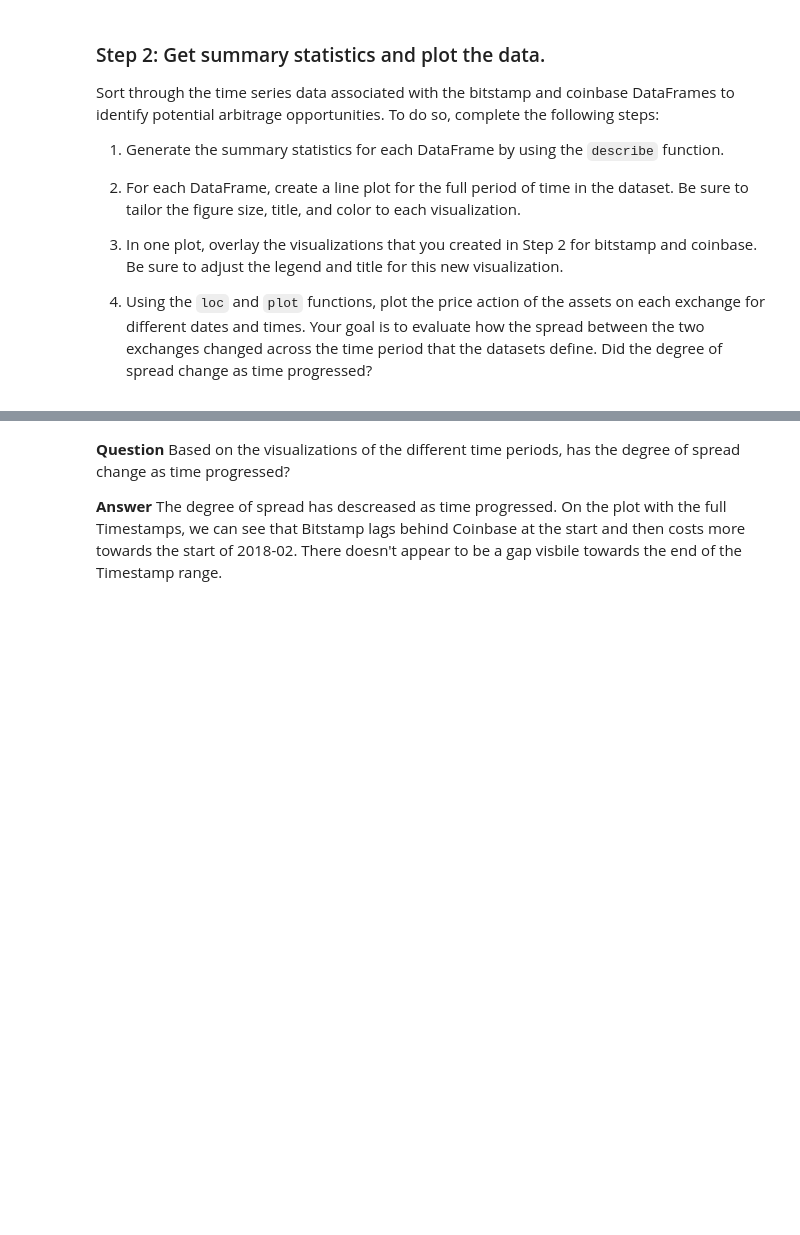
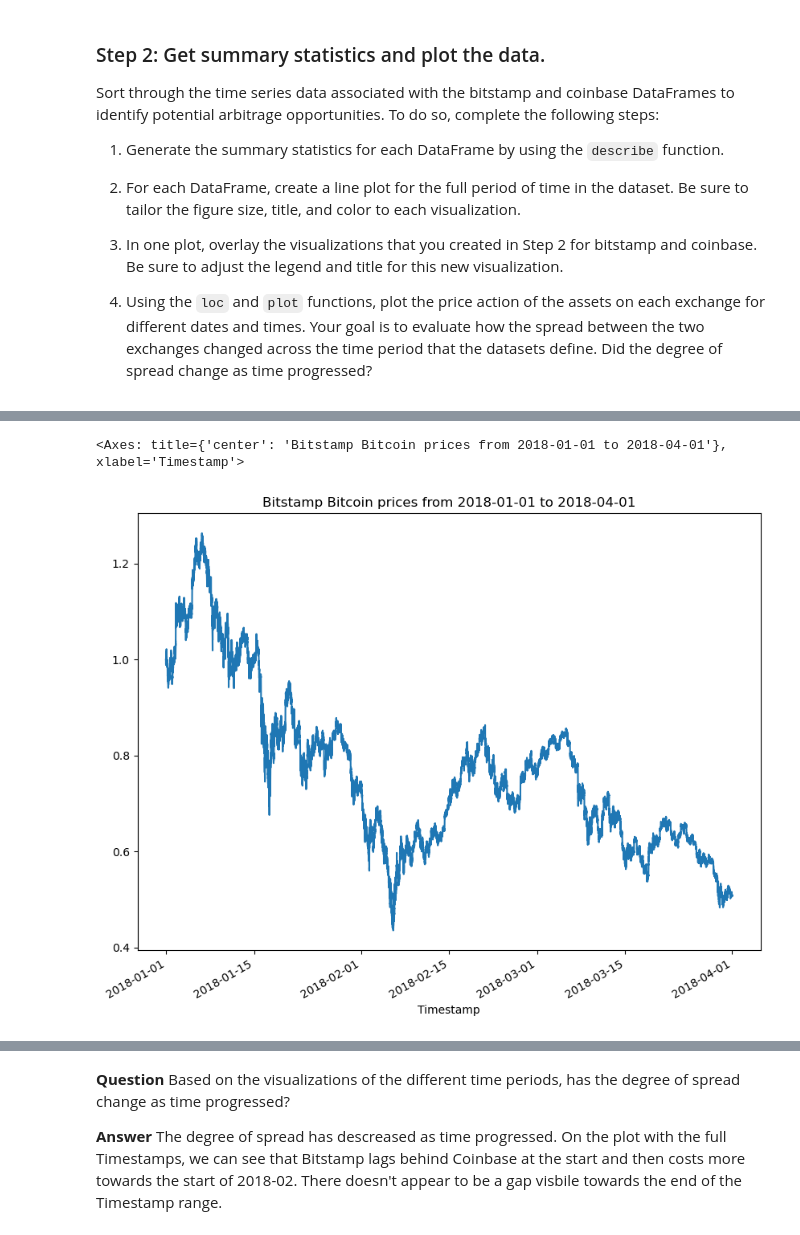
Before and after one commit to greg-krulin/Challenge3, a Jupyter notebook: crypto_arbitrage.ipynb, the cells around one changed output, grey strips where cells are left out. Saved outputs shown, nothing was run; the diff lists cells and outputs as text; code cells hidden in the pictures; blank space fills up the shorter version.

```diff
--- a/crypto_arbitrage.ipynb
+++ b/crypto_arbitrage.ipynb
@@ -231,4 +231,14 @@ coinbase.describe()
 | 50% | 10137.440000 | 10145.900000 | 10127.880000 | 10137.440000 | 7.092572 | 7.461366e+04 | 10136.035004 |
 | 75% | 11397.522500 | 11400.000000 | 11390.000000 | 11397.237500 | 16.954279 | 1.754530e+05 | 11396.970843 |
 | max | 17178.000000 | 17178.000000 | 17177.990000 | 17177.990000 | 959.084903 | 1.152334e+07 | 17177.995495 |
+# %%
+# Create a line plot for the bitstamp DataFrame for the full length of time in the dataset
+# Be sure that the figure size, title, and color are tailored to each visualization
+# YOUR CODE HERE
+#bitstamp['Close'].plot(figsize = (10,8), title ="Bitstamp Bitcoin prices from 2018-01-01 to 2018-04-01")
+normalized_bitstamp = bitstamp['Close']/bitstamp['Close'].iloc[0]
+normalized_bitstamp.plot(figsize = (10,8), title ="Bitstamp Bitcoin prices from 2018-01-01 to 2018-04-01")
+# %% [output]
+<Axes: title={'center': 'Bitstamp Bitcoin prices from 2018-01-01 to 2018-04-01'}, xlabel='Timestamp'>
+[figure, added]
 # %%
```
Also changed, not shown: parts of 13 cells of this notebook.
